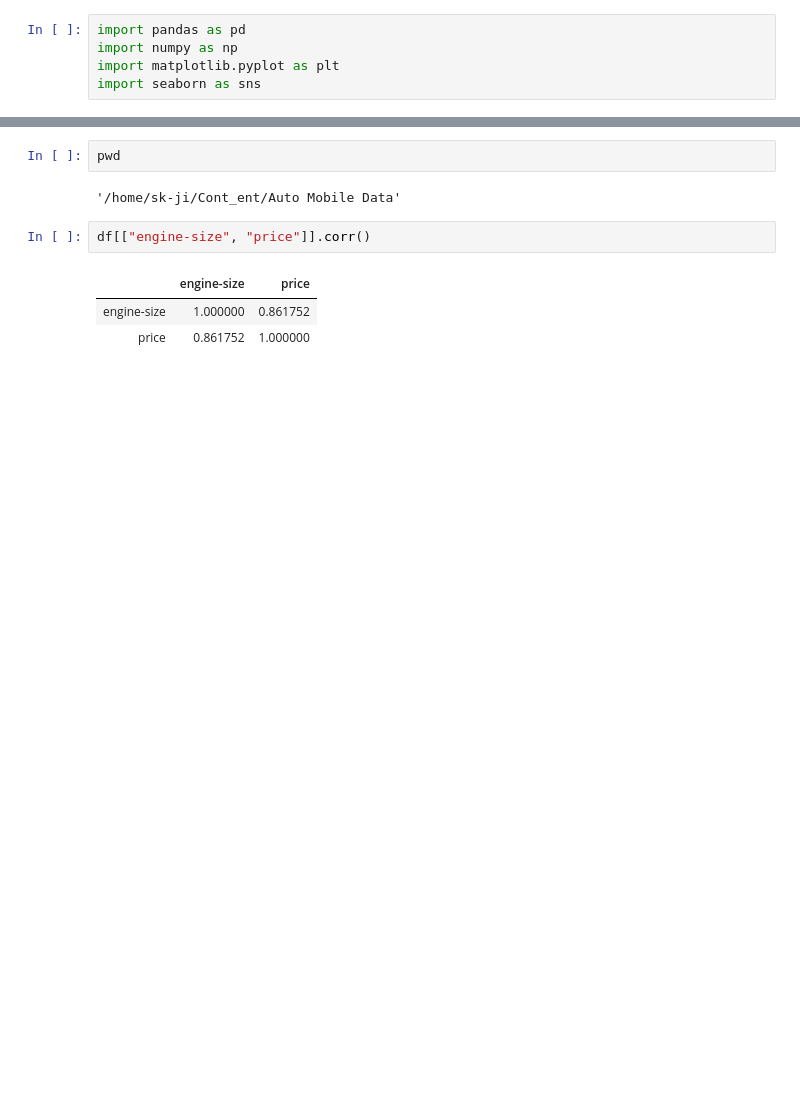
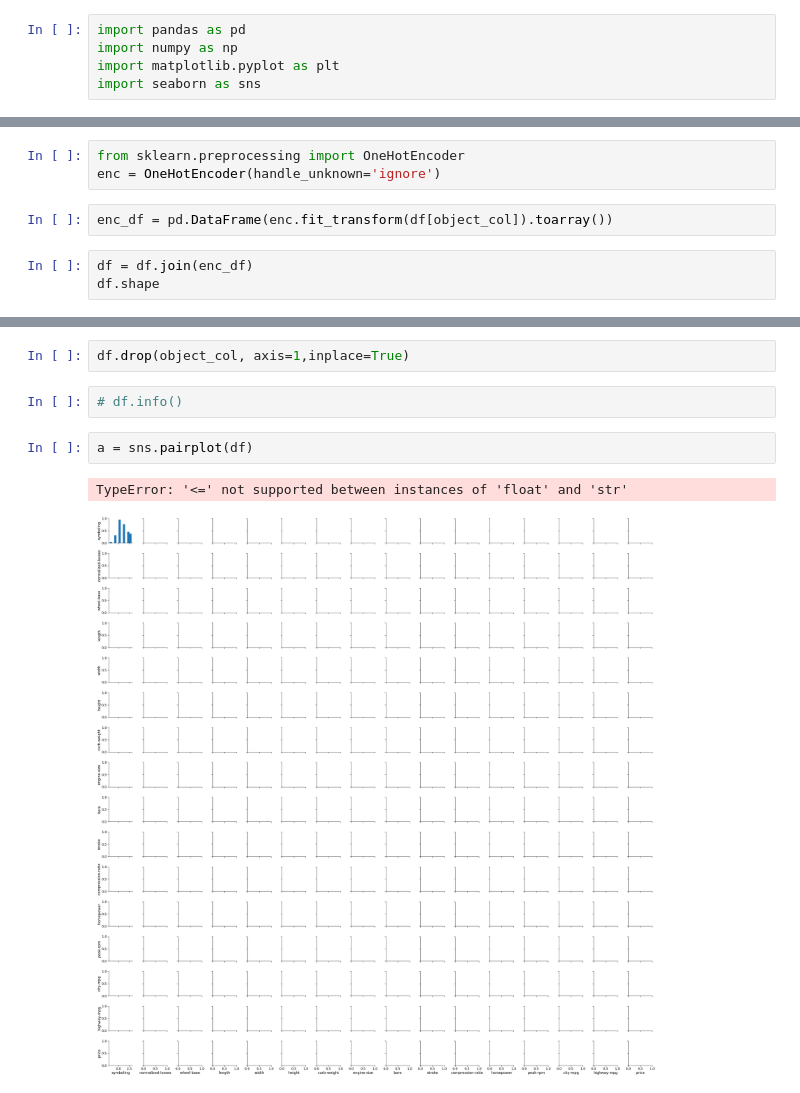
Before and after one commit to sachin-khode/rating-and-price-analysis, a Jupyter notebook: rating and price analysis .ipynb, the cells around one changed output, grey strips where cells are left out. Cells and saved outputs as stored; diff of their text form; blank space fills up the shorter version.

```diff
--- a/rating and price analysis .ipynb
+++ b/rating and price analysis .ipynb
@@ -59,0 +107,8 @@ dtype: int64
+# %%
+from sklearn.preprocessing import OneHotEncoder
+enc = OneHotEncoder(handle_unknown='ignore')
+# %%
+enc_df = pd.DataFrame(enc.fit_transform(df[object_col]).toarray())
+# %%
+df = df.join(enc_df)
+df.shape
@@ -100,10 +126,9 @@ df.corr()
-# %%
-pwd
-# %% [output]
-'/home/sk-ji/Cont_ent/Auto Mobile Data'
-# %%
-df[["engine-size", "price"]].corr()
-# %% [output]
-|  | engine-size | price |
-| engine-size | 1.000000 | 0.861752 |
-| price | 0.861752 | 1.000000 |
+# %%
+df.drop(object_col, axis=1,inplace=True)
+# %%
+# df.info()
+# %%
+a = sns.pairplot(df)
+# %% [output]
+TypeError: '<=' not supported between instances of 'float' and 'str'
+[figure, added]
```
Also changed, not shown: parts of 21 cells of this notebook.
